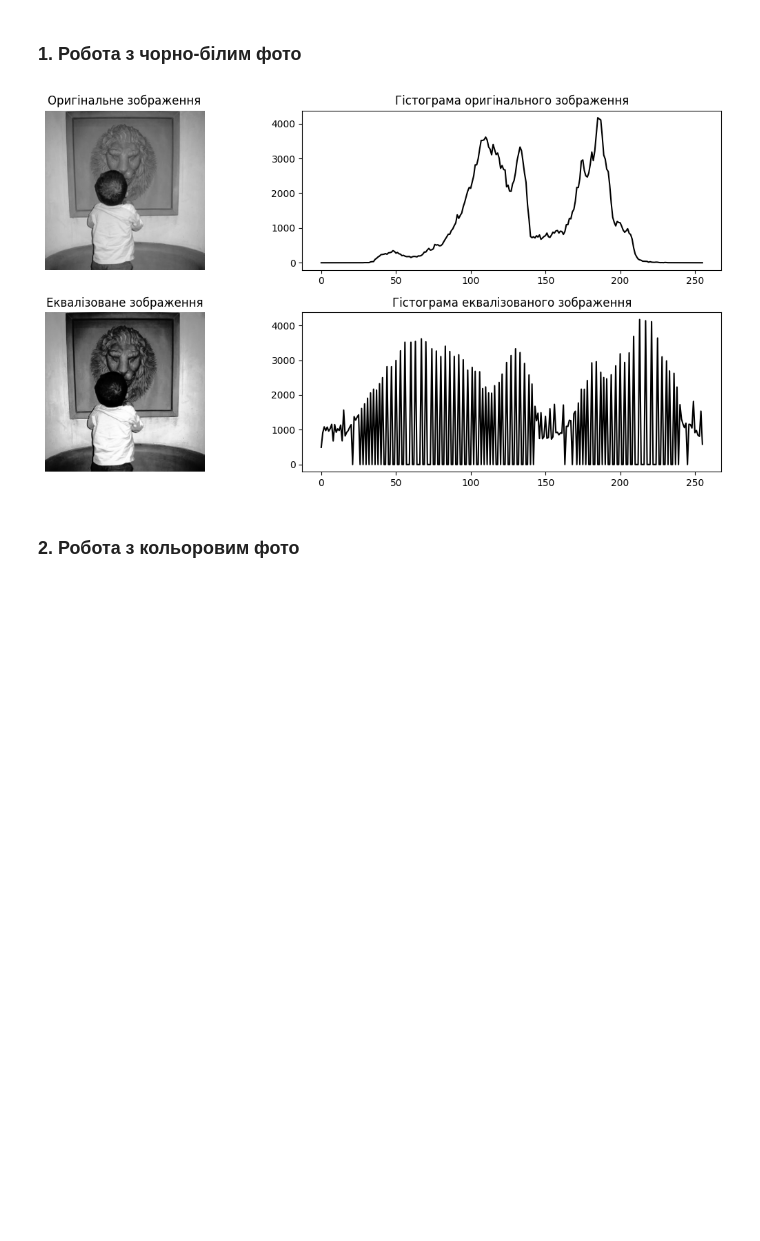
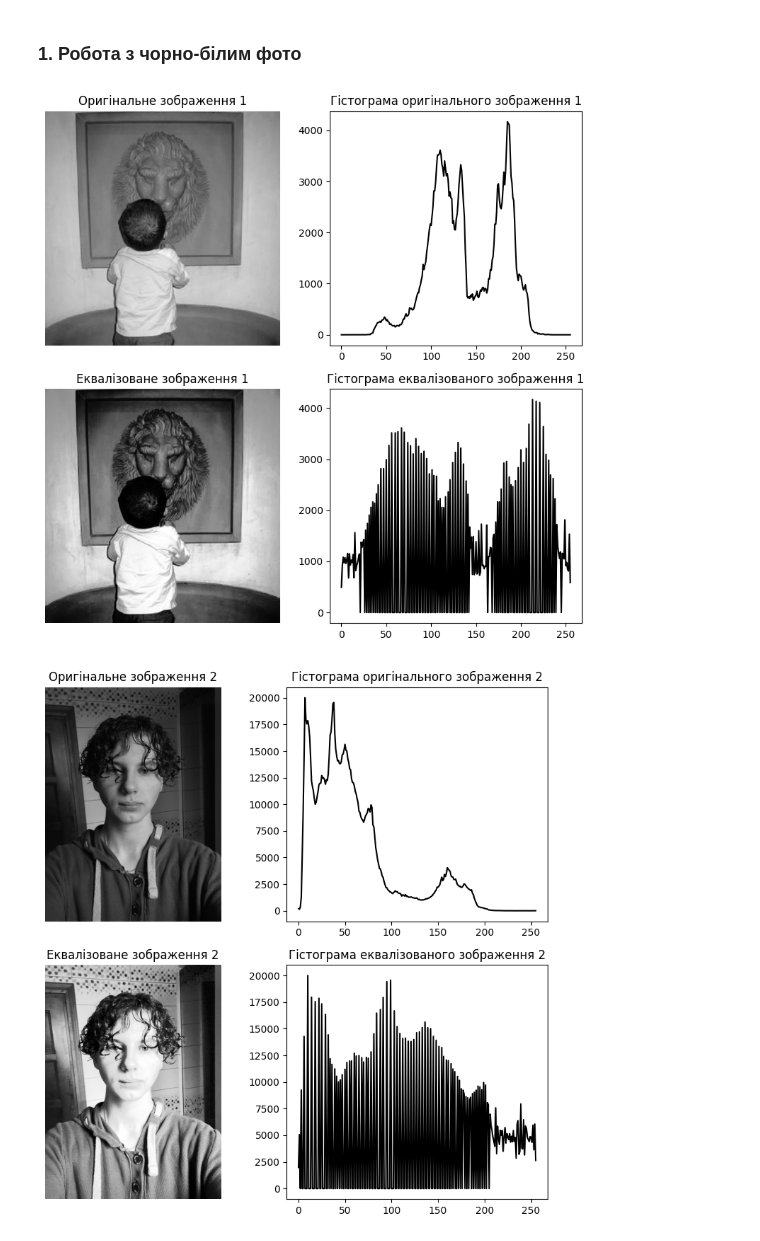
Before and after one commit to poop4ik/digital-image-conversion, a Jupyter notebook: digital-image-conversion.ipynb, the cells around one changed output. Saved outputs shown, nothing was run; the diff lists cells and outputs as text; code cells hidden in the pictures; blank space fills up the shorter version.

```diff
--- a/digital-image-conversion.ipynb
+++ b/digital-image-conversion.ipynb
@@ -5,48 +5,80 @@
 # %%
 import cv2
 import numpy as np
 import matplotlib.pyplot as plt
 
-image = cv2.imread('IMG10.BMP', cv2.IMREAD_GRAYSCALE)
+# Завантаження зображень
+image1 = cv2.imread('IMG10.BMP', cv2.IMREAD_GRAYSCALE)
+image2 = cv2.imread('myphoto.jpg', cv2.IMREAD_GRAYSCALE)
 
-if image is None:
-    print("Помилка: зображення не знайдено!")
+if image1 is None or image2 is None:
+    print("Помилка: одне з зображень не знайдено!")
 else:
-    # Побудова гістограми оригінального зображення
-    hist_original = cv2.calcHist([image], [0], None, [256], [0, 256])
+    # Обробка першого зображення
+    hist_original1 = cv2.calcHist([image1], [0], None, [256], [0, 256])
+    equalized_image1 = cv2.equalizeHist(image1)
+    hist_equalized1 = cv2.calcHist([equalized_image1], [0], None, [256], [0, 256])
 
-    # Еквалізація гістограми
-    equalized_image = cv2.equalizeHist(image)
-    hist_equalized = cv2.calcHist([equalized_image], [0], None, [256], [0, 256])
+    # Обробка другого зображення
+    hist_original2 = cv2.calcHist([image2], [0], None, [256], [0, 256])
+    equalized_image2 = cv2.equalizeHist(image2)
+    hist_equalized2 = cv2.calcHist([equalized_image2], [0], None, [256], [0, 256])
 
     # Відображення результатів
-    plt.figure(figsize=(12, 6))
+    plt.figure(figsize=(8, 8))  # Зменшення розміру фігури
 
-    # Оригінальне зображення
+    # Оригінальне зображення 1
     plt.subplot(2, 2, 1)
-    plt.imshow(image, cmap='gray')
-    plt.title('Оригінальне зображення')
+    plt.imshow(image1, cmap='gray')
+    plt.title('Оригінальне зображення 1')
     plt.axis('off')
 
-    # Гістограма оригінального зображення
+    # Гістограма оригінального зображення 1
     plt.subplot(2, 2, 2)
-    plt.plot(hist_original, color='black')
-    plt.title('Гістограма оригінального зображення')
+    plt.plot(hist_original1, color='black')
+    plt.title('Гістограма оригінального зображення 1')
 
-    # Еквалізоване зображення
+    # Еквалізоване зображення 1
     plt.subplot(2, 2, 3)
-    plt.imshow(equalized_image, cmap='gray')
-    plt.title('Еквалізоване зображення')
+    plt.imshow(equalized_image1, cmap='gray')
+    plt.title('Еквалізоване зображення 1')
     plt.axis('off')
 
-    # Гістограма еквалізованого зображення
+    # Гістограма еквалізованого зображення 1
     plt.subplot(2, 2, 4)
-    plt.plot(hist_equalized, color='black')
-    plt.title('Гістограма еквалізованого зображення')
+    plt.plot(hist_equalized1, color='black')
+    plt.title('Гістограма еквалізованого зображення 1')
 
     plt.tight_layout()
     plt.show()
+
+    # Для другого зображення відображаємо в окремому вікні
+    plt.figure(figsize=(8, 8))  # Зменшення розміру фігури
+
+    # Оригінальне зображення 2
+    plt.subplot(2, 2, 1)
+    plt.imshow(image2, cmap='gray')
+    plt.title('Оригінальне зображення 2')
+    plt.axis('off')
+
+    # Гістограма оригінального зображення 2
+    plt.subplot(2, 2, 2)
+    plt.plot(hist_original2, color='black')
+    plt.title('Гістограма оригінального зображення 2')
+
+    # Еквалізоване зображення 2
+    plt.subplot(2, 2, 3)
+    plt.imshow(equalized_image2, cmap='gray')
+    plt.title('Еквалізоване зображення 2')
+    plt.axis('off')
+
+    # Гістограма еквалізованого зображення 2
+    plt.subplot(2, 2, 4)
+    plt.plot(hist_equalized2, color='black')
+    plt.title('Гістограма еквалізованого зображення 2')
+
+    plt.tight_layout()
+    plt.show()
 # %% [output]
-[figure, old version]
+[figure, new version]
+[figure, added]
-# %% [markdown]
-### 2. Робота з кольоровим фото
```
Also changed, not shown: parts of 1 cell of this notebook, 1 other file.
